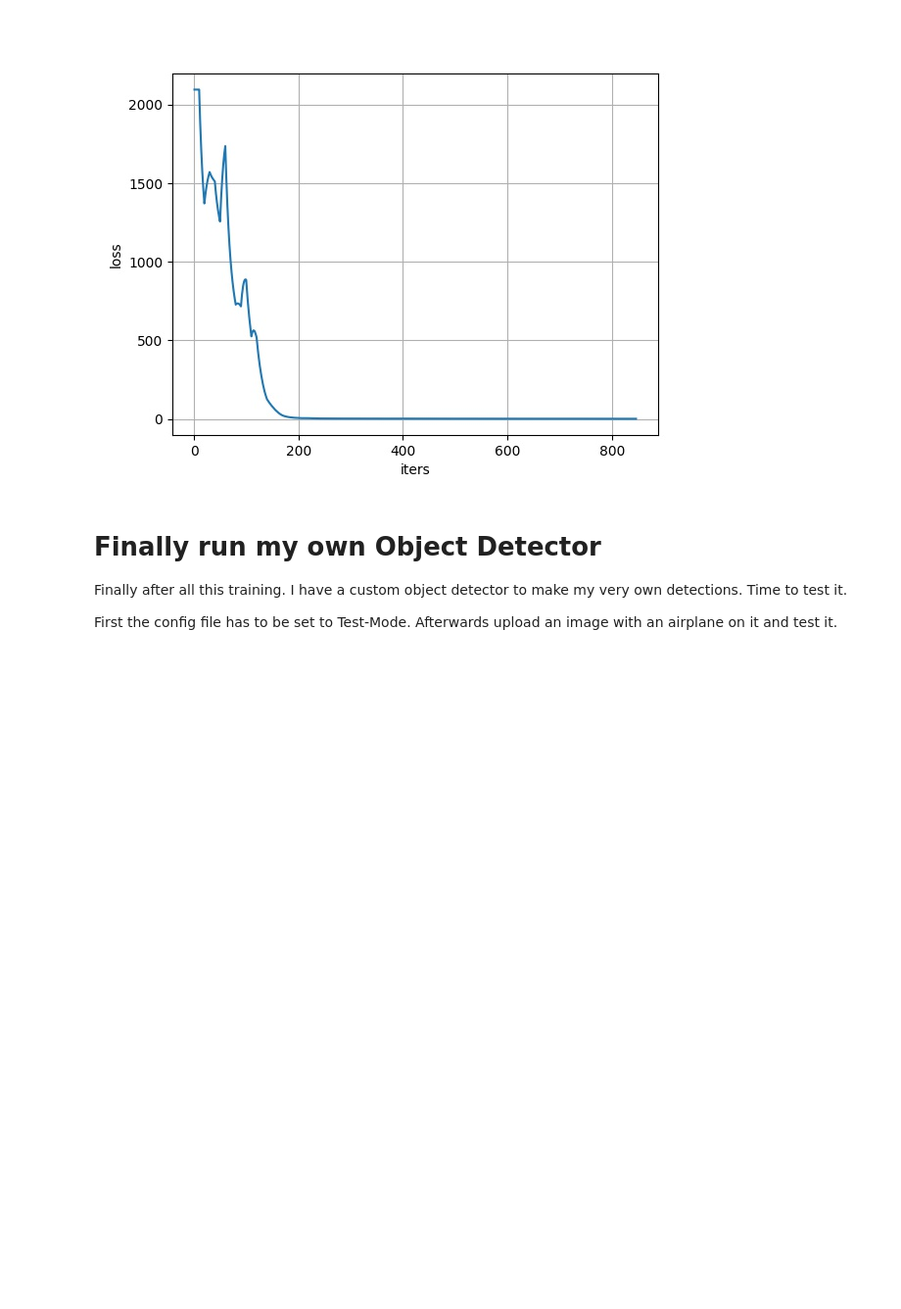
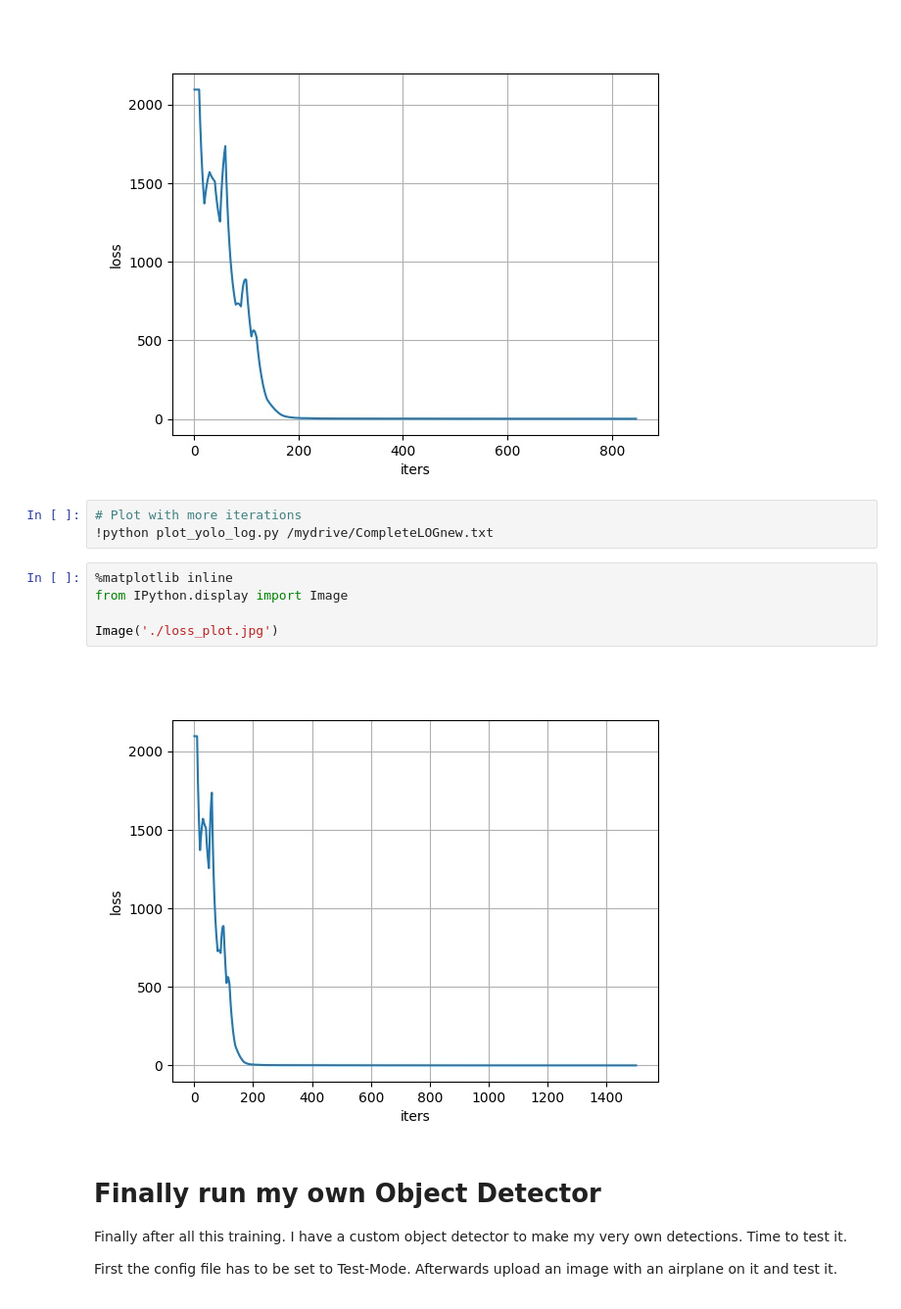
Before and after one commit to SaW2017/ClearingDesire, a Jupyter notebook: Yolo3try33.ipynb, the cells around one changed output. Shown at 98% size. Cells and saved outputs as stored; diff of their text form; blank space fills up the shorter version.

Commit message:
Plot the logs with more iterations

```diff
--- a/Yolo3try33.ipynb
+++ b/Yolo3try33.ipynb
@@ -1071,6 +1089,16 @@ from IPython.display import Image
 Image('./loss_plot.jpg')
 # %% [output]
 [figure]
+# %%
+# Plot with more iterations
+!python plot_yolo_log.py /mydrive/CompleteLOGnew.txt
+# %%
+%matplotlib inline
+from IPython.display import Image
+
+Image('./loss_plot.jpg')
+# %% [output]
+[figure, added]
 # %% [markdown]
 # Finally run my own Object Detector
 
```
Also changed, not shown: parts of 1 cell of this notebook.
